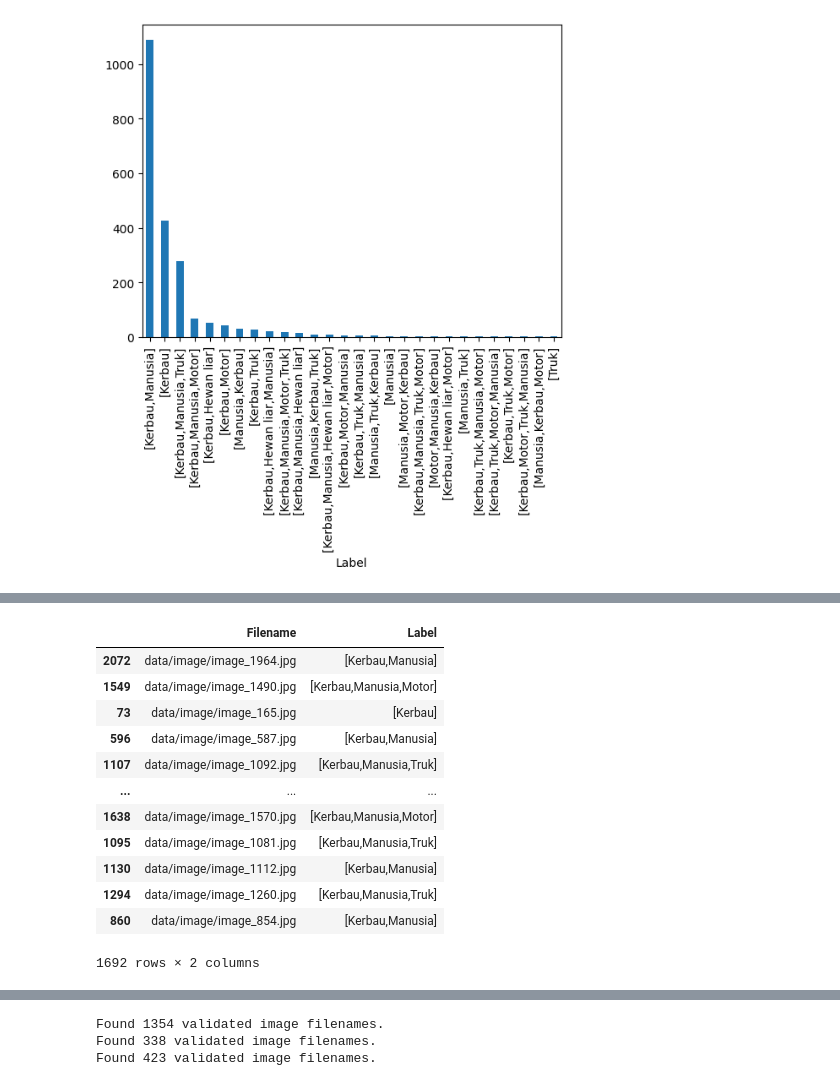
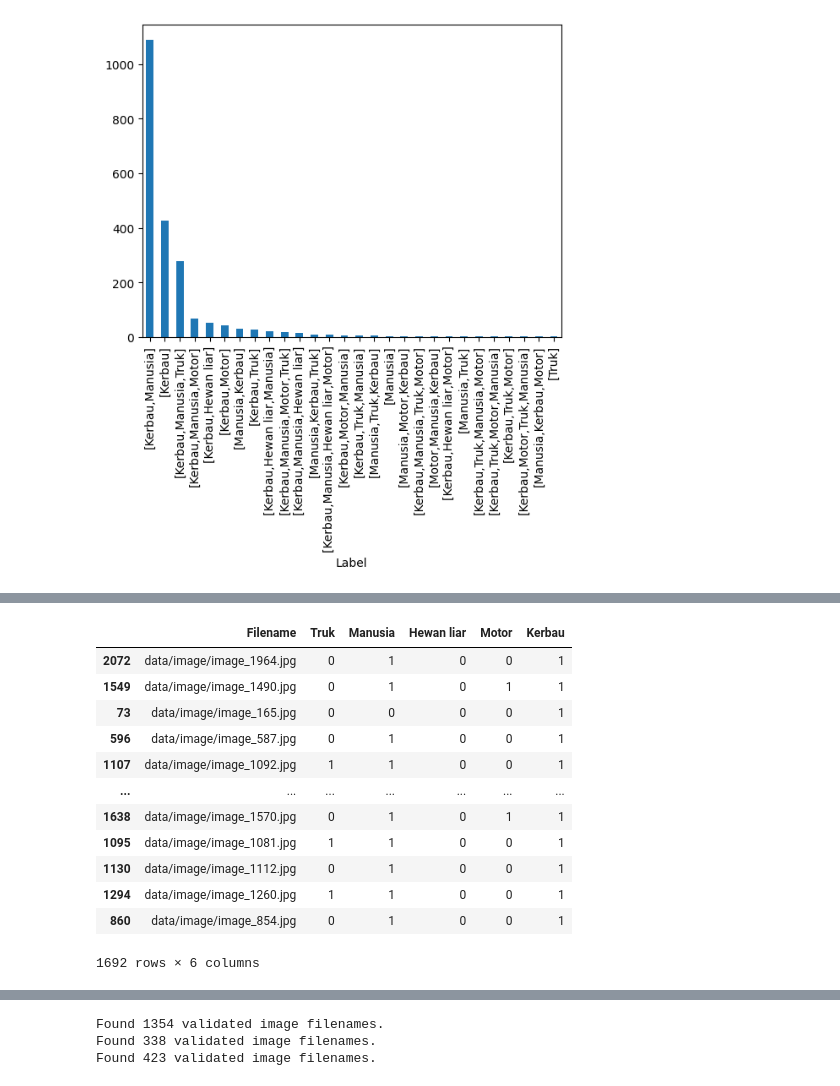
Before and after one commit to AcqmalFadhilla/Multilabel-Dataset-Tedong, a Jupyter notebook: multilabel.ipynb, the cells around one changed output, grey strips where cells are left out. Cells and saved outputs as stored; diff of their text form; code cells hidden in the pictures.

```diff
--- a/multilabel.ipynb
+++ b/multilabel.ipynb
@@ -85,19 +85,20 @@ plt.show()
 # df
 # %%
 train, test = train_test_split(df, test_size=0.2, random_state=42)
-# %%
-train
-# %% [output]
-|  | Filename | Label |
-| 2072 | data/image/image_1964.jpg | [Kerbau,Manusia] |
-| 1549 | data/image/image_1490.jpg | [Kerbau,Manusia,Motor] |
-| 73 | data/image/image_165.jpg | [Kerbau] |
-| 596 | data/image/image_587.jpg | [Kerbau,Manusia] |
-| 1107 | data/image/image_1092.jpg | [Kerbau,Manusia,Truk] |
-| ... | ... | ... |
-| 1638 | data/image/image_1570.jpg | [Kerbau,Manusia,Motor] |
-| 1095 | data/image/image_1081.jpg | [Kerbau,Manusia,Truk] |
-| 1130 | data/image/image_1112.jpg | [Kerbau,Manusia] |
-| 1294 | data/image/image_1260.jpg | [Kerbau,Manusia,Truk] |
-| 860 | data/image/image_854.jpg | [Kerbau,Manusia] |
-1692 rows × 2 columns
+# %%
+train = train.drop(columns="Label", axis=1)
+train
+# %% [output]
+|  | Filename | Truk | Manusia | Hewan liar | Motor | Kerbau |
+| 2072 | data/image/image_1964.jpg | 0 | 1 | 0 | 0 | 1 |
+| 1549 | data/image/image_1490.jpg | 0 | 1 | 0 | 1 | 1 |
+| 73 | data/image/image_165.jpg | 0 | 0 | 0 | 0 | 1 |
+| 596 | data/image/image_587.jpg | 0 | 1 | 0 | 0 | 1 |
+| 1107 | data/image/image_1092.jpg | 1 | 1 | 0 | 0 | 1 |
+| ... | ... | ... | ... | ... | ... | ... |
+| 1638 | data/image/image_1570.jpg | 0 | 1 | 0 | 1 | 1 |
+| 1095 | data/image/image_1081.jpg | 1 | 1 | 0 | 0 | 1 |
+| 1130 | data/image/image_1112.jpg | 0 | 1 | 0 | 0 | 1 |
+| 1294 | data/image/image_1260.jpg | 1 | 1 | 0 | 0 | 1 |
+| 860 | data/image/image_854.jpg | 0 | 1 | 0 | 0 | 1 |
+1692 rows × 6 columns
```
Also changed, not shown: parts of 22 cells of this notebook.
